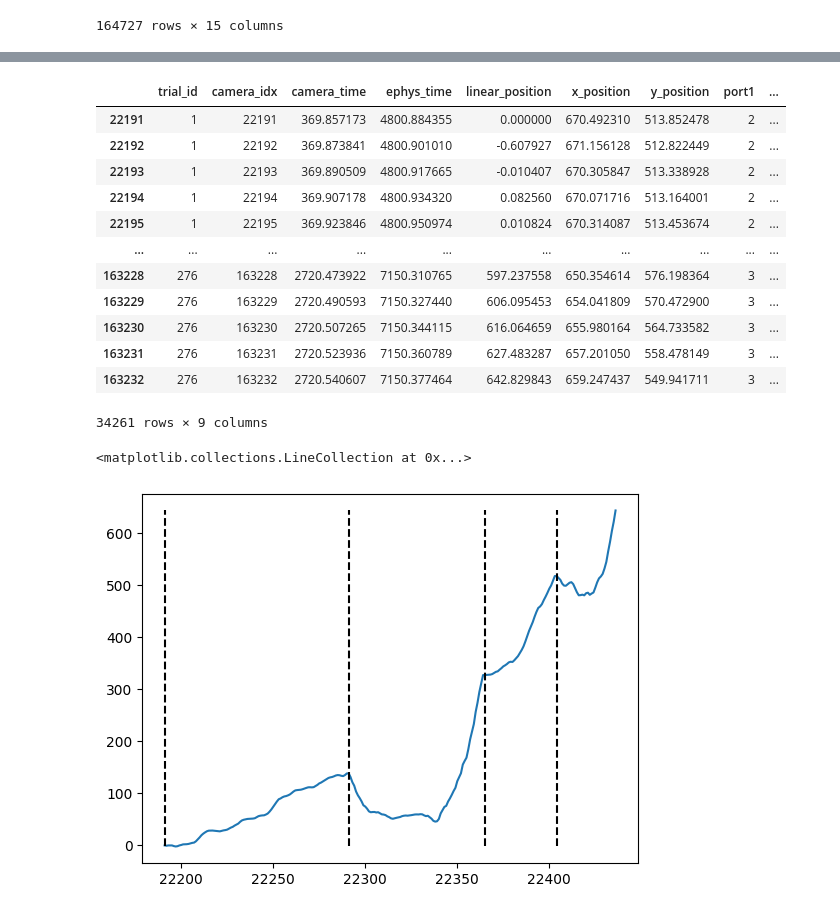
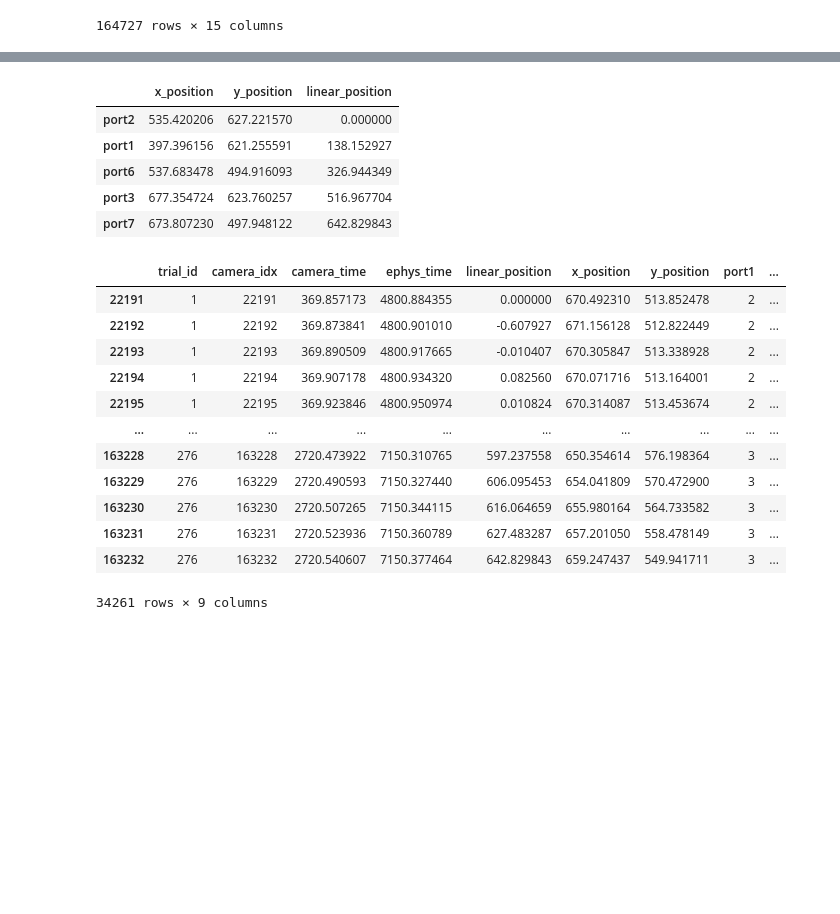
Before and after one commit to ncguilbeault/striatal_replay, a Jupyter notebook: notebooks/kalman_filter_position.ipynb, the cells around one changed output, grey strips where cells are left out. Cells and saved outputs as stored; diff of their text form; code cells hidden in the pictures; blank space fills up the shorter version.

```diff
--- a/notebooks/kalman_filter_position.ipynb
+++ b/notebooks/kalman_filter_position.ipynb
@@ -328,28 +111,25 @@ all_trajectories.to_csv(os.path.join(processed_data_folder, "all_trajectories.cs
 # %%
-all_trajectories = pd.read_csv(os.path.join(processed_data_folder, "all_trajectories.csv"), index_col=0)
-all_trajectories
+trajectories = pd.read_csv(os.path.join(processed_data_folder, "trajectories.csv"), index_col=0)
+ports = pd.read_csv(os.path.join(processed_data_folder, "ports.csv"), index_col=0)
+display(ports)
+display(trajectories)
 # %% [output]
-|  | trial_id | camera_idx | camera_time | ephys_time | linear_position | x_position | y_position | port1 | ... |
-| 22191 | 1 | 22191 | 369.857173 | 4800.884355 | 0.000000 | 670.492310 | 513.852478 | 2 | ... |
-| 22192 | 1 | 22192 | 369.873841 | 4800.901010 | -0.607927 | 671.156128 | 512.822449 | 2 | ... |
-| 22193 | 1 | 22193 | 369.890509 | 4800.917665 | -0.010407 | 670.305847 | 513.338928 | 2 | ... |
-| 22194 | 1 | 22194 | 369.907178 | 4800.934320 | 0.082560 | 670.071716 | 513.164001 | 2 | ... |
-| 22195 | 1 | 22195 | 369.923846 | 4800.950974 | 0.010824 | 670.314087 | 513.453674 | 2 | ... |
-| ... | ... | ... | ... | ... | ... | ... | ... | ... | ... |
-| 163228 | 276 | 163228 | 2720.473922 | 7150.310765 | 597.237558 | 650.354614 | 576.198364 | 3 | ... |
-| 163229 | 276 | 163229 | 2720.490593 | 7150.327440 | 606.095453 | 654.041809 | 570.472900 | 3 | ... |
-| 163230 | 276 | 163230 | 2720.507265 | 7150.344115 | 616.064659 | 655.980164 | 564.733582 | 3 | ... |
-| 163231 | 276 | 163231 | 2720.523936 | 7150.360789 | 627.483287 | 657.201050 | 558.478149 | 3 | ... |
-| 163232 | 276 | 163232 | 2720.540607 | 7150.377464 | 642.829843 | 659.247437 | 549.941711 | 3 | ... |
+|  | x_position | y_position | linear_position |
+| port2 | 535.420206 | 627.221570 | 0.000000 |
+| port1 | 397.396156 | 621.255591 | 138.152927 |
+| port6 | 537.683478 | 494.916093 | 326.944349 |
+| port3 | 677.354724 | 623.760257 | 516.967704 |
+| port7 | 673.807230 | 497.948122 | 642.829843 |
+|  | trial_id | camera_idx | camera_time | ephys_time | linear_position | x_position | y_position | port1 | ... |
+| 22191 | 1 | 22191 | 369.857173 | 4800.884355 | 0.000000 | 670.492310 | 513.852478 | 2 | ... |
+| 22192 | 1 | 22192 | 369.873841 | 4800.901010 | -0.607927 | 671.156128 | 512.822449 | 2 | ... |
+| 22193 | 1 | 22193 | 369.890509 | 4800.917665 | -0.010407 | 670.305847 | 513.338928 | 2 | ... |
+| 22194 | 1 | 22194 | 369.907178 | 4800.934320 | 0.082560 | 670.071716 | 513.164001 | 2 | ... |
+| 22195 | 1 | 22195 | 369.923846 | 4800.950974 | 0.010824 | 670.314087 | 513.453674 | 2 | ... |
+| ... | ... | ... | ... | ... | ... | ... | ... | ... | ... |
+| 163228 | 276 | 163228 | 2720.473922 | 7150.310765 | 597.237558 | 650.354614 | 576.198364 | 3 | ... |
+| 163229 | 276 | 163229 | 2720.490593 | 7150.327440 | 606.095453 | 654.041809 | 570.472900 | 3 | ... |
+| 163230 | 276 | 163230 | 2720.507265 | 7150.344115 | 616.064659 | 655.980164 | 564.733582 | 3 | ... |
+| 163231 | 276 | 163231 | 2720.523936 | 7150.360789 | 627.483287 | 657.201050 | 558.478149 | 3 | ... |
+| 163232 | 276 | 163232 | 2720.540607 | 7150.377464 | 642.829843 | 659.247437 | 549.941711 | 3 | ... |
 34261 rows × 9 columns
-# %%
-trial_id = 1
-plt.plot(all_trajectories[all_trajectories["trial_id"] == trial_id]["linear_position"])
-grouped_trial_df = all_trajectories.groupby(["trial_id", "port1"]).agg("first").sort_values(["trial_id", "camera_idx"])
-trial_df = grouped_trial_df.loc[trial_id]
-min_val = all_trajectories[all_trajectories["trial_id"] == trial_id]["linear_position"].min()
-max_val = all_trajectories[all_trajectories["trial_id"] == trial_id]["linear_position"].max()
-plt.vlines(trial_df.camera_idx.values, min_val, max_val, color="black", ls="--")
-# %% [output]
-<matplotlib.collections.LineCollection at 0x...>
-[figure, removed]
```
Also changed, not shown: parts of 26 cells of this notebook.
